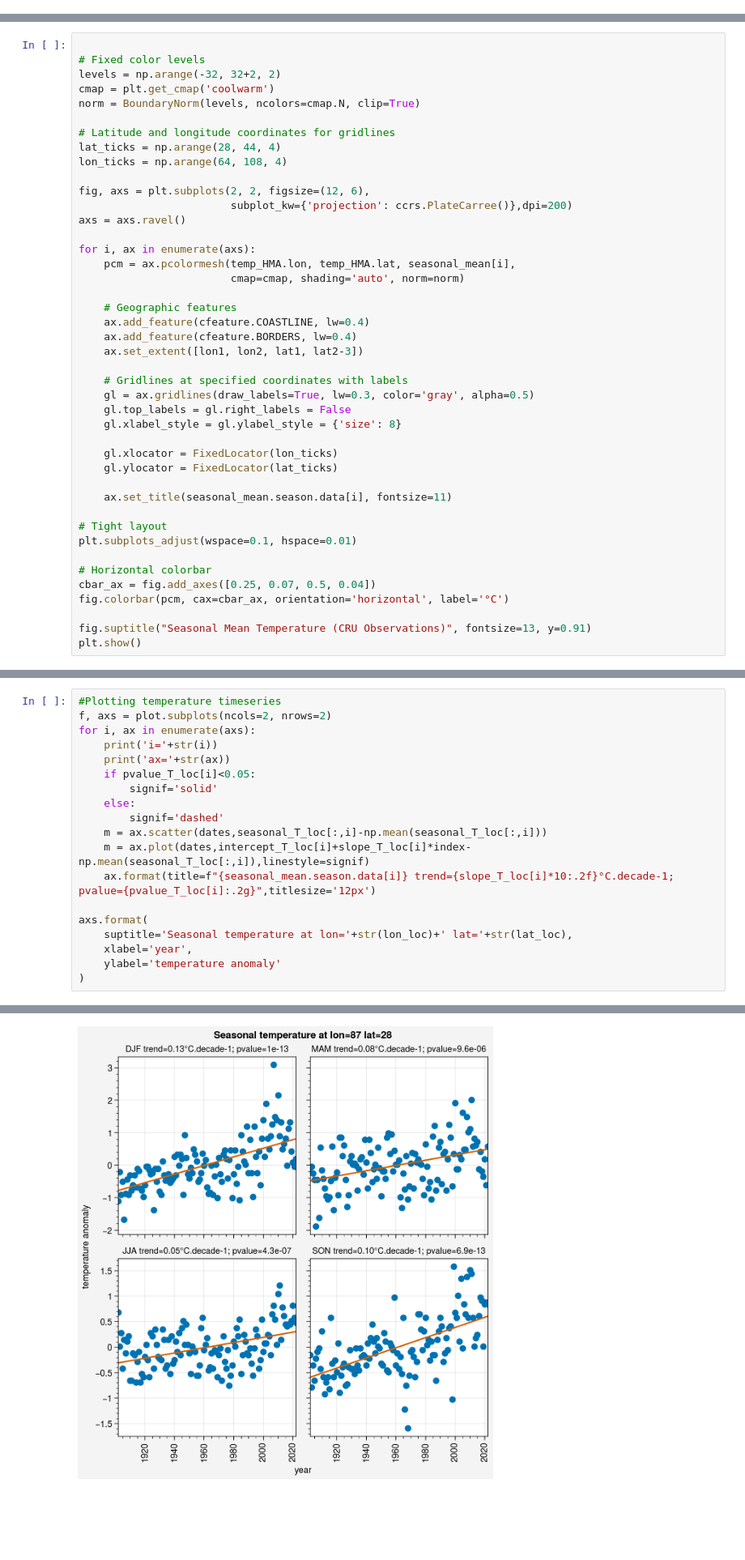
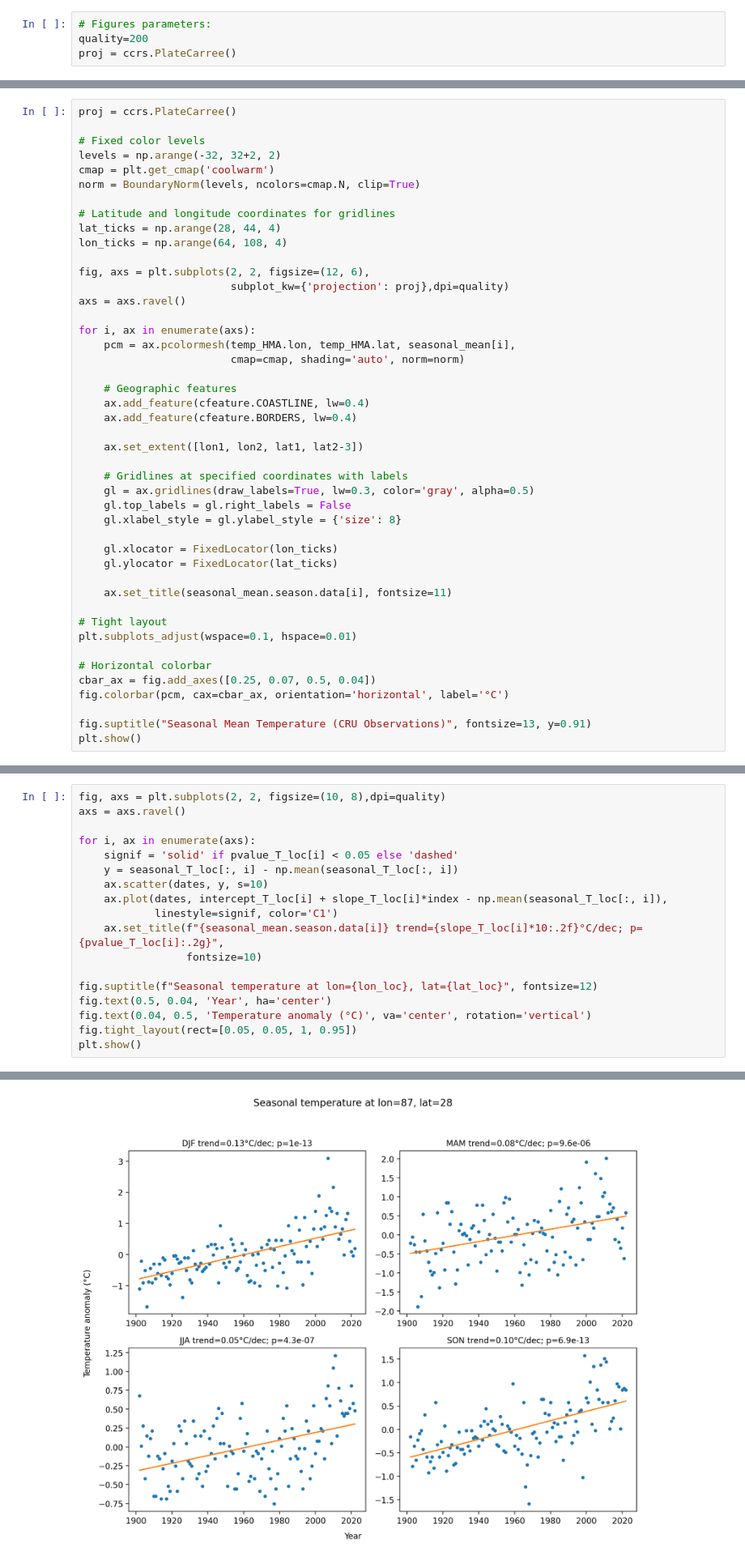
Before and after one commit to mmenegoz/climate_HMA_course, a Jupyter notebook: HMA_climate_trends_CRU.ipynb, the cells around one changed output, grey strips where cells are left out. Shown at 81% size. Drawn from its saved outputs; the diff is of its cells as text; blank space fills up the shorter version.

```diff
--- a/HMA_climate_trends_CRU.ipynb
+++ b/HMA_climate_trends_CRU.ipynb
@@ -105,6 +105,10 @@ def season_mean(ds, calendar="standard"):
 **Below, you might need to change the name of the variable depending on the data that you use!**
 
 **Also, be careful to the unit of the variable!**
+# %%
+# Figures parameters:
+quality=200
+proj = ccrs.PlateCarree()
 # %%
 # Computing seasonal mean and ordering properly the seasons
 seasonal_mean=season_mean(temp_HMA.tmp).sortby(xr.DataArray(['DJF','MAM','JJA', 'SON'],dims=['season']))
@@ -118,6 +118,7 @@ print('minimum temperature=',vmin,', maximum temperature=',vmax)
 # %% [output]
 minimum temperature= -23.780558997458158 , maximum temperature= 36.51848808792998
 # %%
+proj = ccrs.PlateCarree()
 
 # Fixed color levels
 levels = np.arange(-32, 32+2, 2)
@@ -129,7 +130,7 @@ lat_ticks = np.arange(28, 44, 4)
 lon_ticks = np.arange(64, 108, 4)
 
 fig, axs = plt.subplots(2, 2, figsize=(12, 6),
-                        subplot_kw={'projection': ccrs.PlateCarree()},dpi=200)
+                        subplot_kw={'projection': proj},dpi=quality)
 axs = axs.ravel()
 
 for i, ax in enumerate(axs):
@@ -139,6 +140,7 @@ for i, ax in enumerate(axs):
     # Geographic features
     ax.add_feature(cfeature.COASTLINE, lw=0.4)
     ax.add_feature(cfeature.BORDERS, lw=0.4)
+
     ax.set_extent([lon1, lon2, lat1, lat2-3])
 
     # Gridlines at specified coordinates with labels
@@ -226,22 +228,21 @@ index.shape
 # %% [output]
 (121,)
 # %%
-#Plotting temperature timeseries
-f, axs = plot.subplots(ncols=2, nrows=2)
+fig, axs = plt.subplots(2, 2, figsize=(10, 8),dpi=quality)
+axs = axs.ravel()
+
 for i, ax in enumerate(axs):
-    print('i='+str(i))
-    print('ax='+str(ax))
-    if pvalue_T_loc[i]<0.05:
-        signif='solid'
-    else:
-        signif='dashed'
-    m = ax.scatter(dates,seasonal_T_loc[:,i]-np.mean(seasonal_T_loc[:,i]))
-    m = ax.plot(dates,intercept_T_loc[i]+slope_T_loc[i]*index-np.mean(seasonal_T_loc[:,i]),linestyle=signif)
-    ax.format(title=f"{seasonal_mean.season.data[i]} trend={slope_T_loc[i]*10:.2f}°C.decade-1; pvalue={pvalue_T_loc[i]:.2g}",titlesize='12px')
+    signif = 'solid' if pvalue_T_loc[i] < 0.05 else 'dashed'
+    y = seasonal_T_loc[:, i] - np.mean(seasonal_T_loc[:, i])
+    ax.scatter(dates, y, s=10)
+    ax.plot(dates, intercept_T_loc[i] + slope_T_loc[i]*index - np.mean(seasonal_T_loc[:, i]),
+            linestyle=signif, color='C1')
+    ax.set_title(f"{seasonal_mean.season.data[i]} trend={slope_T_loc[i]*10:.2f}°C/dec; p={pvalue_T_loc[i]:.2g}",
+                 fontsize=10)
 
-axs.format(
-    suptitle='Seasonal temperature at lon='+str(lon_loc)+' lat='+str(lat_loc),
-    xlabel='year',
-    ylabel='temperature anomaly'
-)
+fig.suptitle(f"Seasonal temperature at lon={lon_loc}, lat={lat_loc}", fontsize=12)
+fig.text(0.5, 0.04, 'Year', ha='center')
+fig.text(0.04, 0.5, 'Temperature anomaly (°C)', va='center', rotation='vertical')
+fig.tight_layout(rect=[0.05, 0.05, 1, 0.95])
+plt.show()
 # %% [output]
@@ -256,4 +249,4 @@ ax=CartesianAxesSubplot(index=(3, 3), number=4)
-[figure, old version]
+[figure, new version]
 # %% [markdown]
 **4.2. HMA trend maps**
 # %%
```
Also changed, not shown: parts of 9 cells of this notebook, 1 other file.
